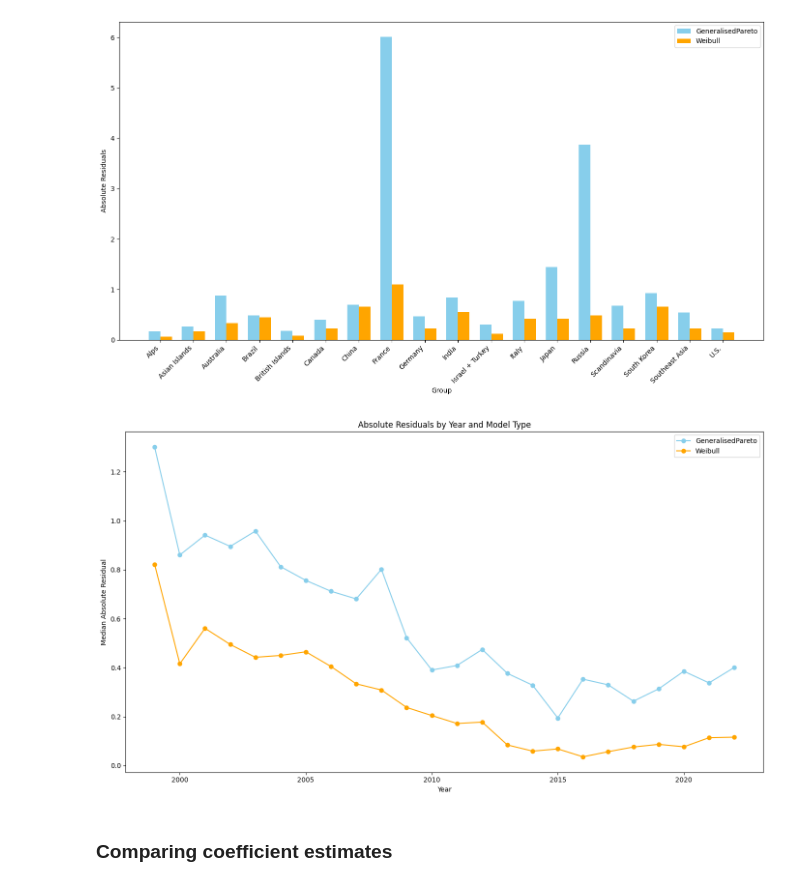
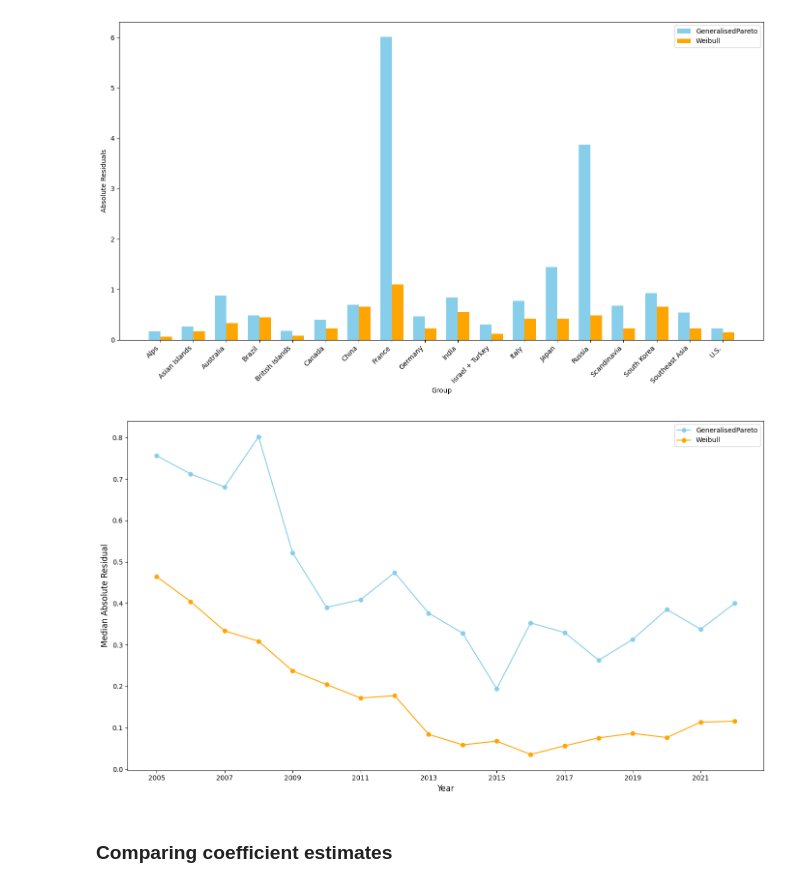
Before and after one commit to plhocker/top_wealth_thesis, a Jupyter notebook: Notebooks/models/bayesian_cross_sectional_regularised.ipynb, the cells around one changed output. Cells and saved outputs as stored; diff of their text form; code cells hidden in the pictures.

Commit message:
Final push before submission

```diff
--- a/Notebooks/models/bayesian_cross_sectional_regularised.ipynb
+++ b/Notebooks/models/bayesian_cross_sectional_regularised.ipynb
@@ -448,30 +448,37 @@ grouped_by_year_mean_wealth = without_pareto.groupby(['year', 'model_type']).med
 # %%
 # Plotting the line plot for abs_resid column
 fig, ax = plt.subplots(figsize=(14, 8))
 
 # Extract data for plotting
 years = grouped_by_year_mean_wealth.index.get_level_values('year').unique()
+# only from 2005 onwards
+years = years[years >= 2005]
 
 # Data for lines
 generalised_pareto_resid = grouped_by_year_mean_wealth.xs('GeneralisedPareto', level='model_type')['abs_resid']
 weibull_resid = grouped_by_year_mean_wealth.xs('Weibull', level='model_type')['abs_resid']
+# cut off the years before 2005
+generalised_pareto_resid = generalised_pareto_resid[generalised_pareto_resid.index.get_level_values('year') >= 2005]
+weibull_resid = weibull_resid[weibull_resid.index.get_level_values('year') >= 2005]
 
 # Plot lines
 ax.plot(years, generalised_pareto_resid, label='GeneralisedPareto', color='skyblue', marker='o')
 ax.plot(years, weibull_resid, label='Weibull', color='orange', marker='o')
 
 # Add some text for labels, title and custom x-axis tick labels, etc.
-ax.set_xlabel('Year')
-ax.set_ylabel('Median Absolute Residual')
-ax.set_title('Absolute Residuals by Year and Model Type')
+ax.set_xlabel('Year', fontsize=12)
+# x axis every 2 years
+ax.set_xticks(years[::2])
+ax.set_ylabel('Median Absolute Residual', fontsize=12)
+#ax.set_title('Absolute Residuals by Year and Model Type')
 ax.legend()
 
 fig.tight_layout()
 
 # Display the plot
 plt.show()
 # %% [output]
-[figure, old version]
+[figure, new version]
 # %% [markdown]
 ### Comparing coefficient estimates
 # %%
```
Also changed, not shown: 1 other file.
